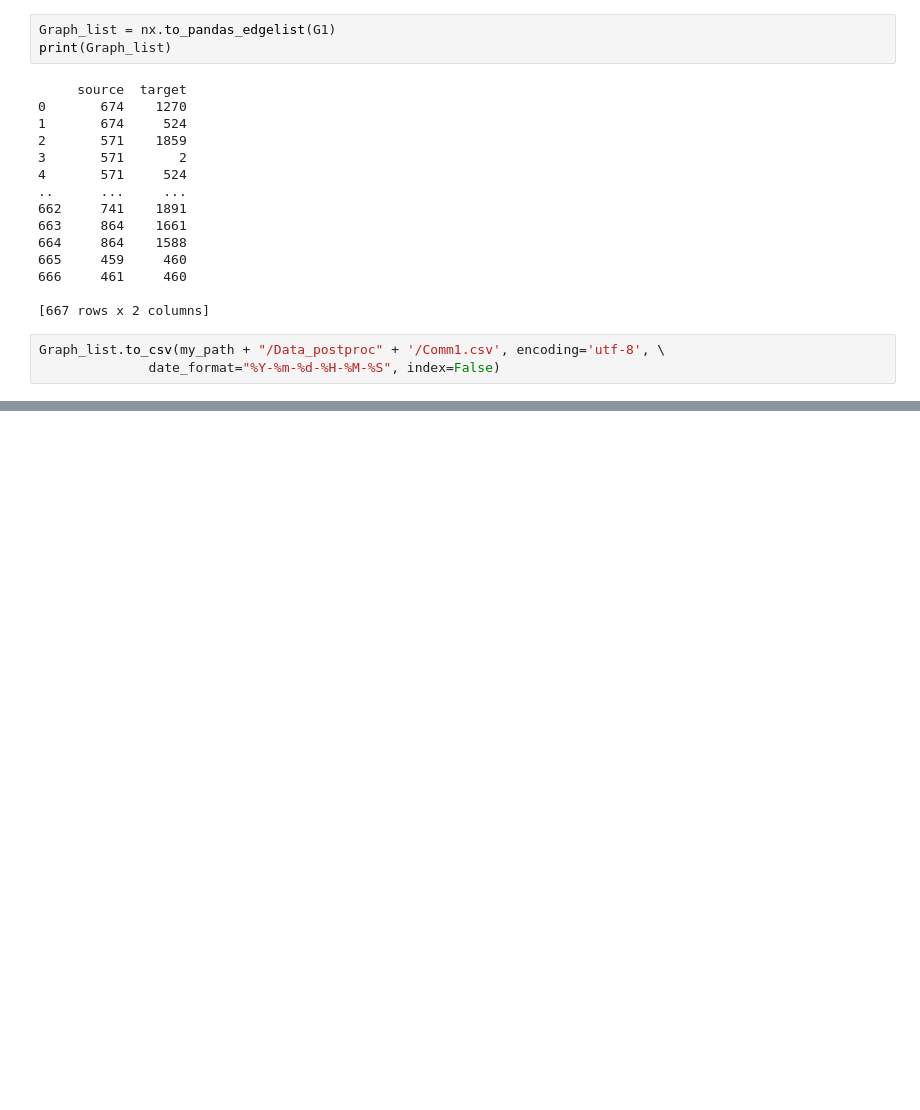
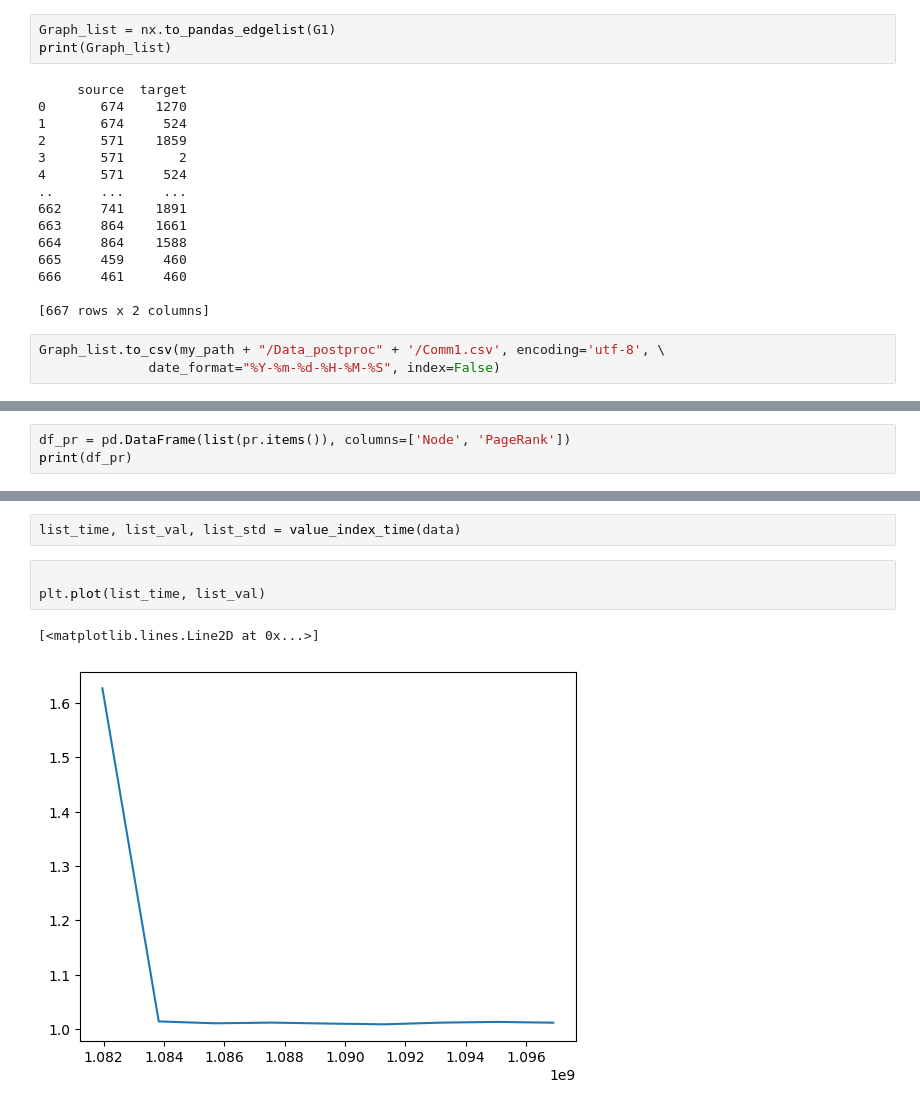
Before and after one commit to Mikhaelyes/Diploma, a Jupyter notebook: Diploma.ipynb, the cells around one changed output, grey strips where cells are left out. Saved outputs shown, nothing was run; the diff lists cells and outputs as text; blank space fills up the shorter version.

Commit message:
Added tail index from time

```diff
--- a/Diploma.ipynb
+++ b/Diploma.ipynb
@@ -629,0 +506,3 @@ Graph_list.to_csv(my_path + "/Data_postproc" + '/Comm1.csv', encoding='utf-8', \
+# %%
+df_pr = pd.DataFrame(list(pr.items()), columns=['Node', 'PageRank'])
+print(df_pr)
@@ -629,0 +573,8 @@ Graph_list.to_csv(my_path + "/Data_postproc" + '/Comm1.csv', encoding='utf-8', \
+# %%
+list_time, list_val, list_std = value_index_time(data)
+# %%
+
+plt.plot(list_time, list_val)
+# %% [output]
+[<matplotlib.lines.Line2D at 0x...>]
+[figure, added]
```
Also changed, not shown: parts of 24 cells of this notebook.
